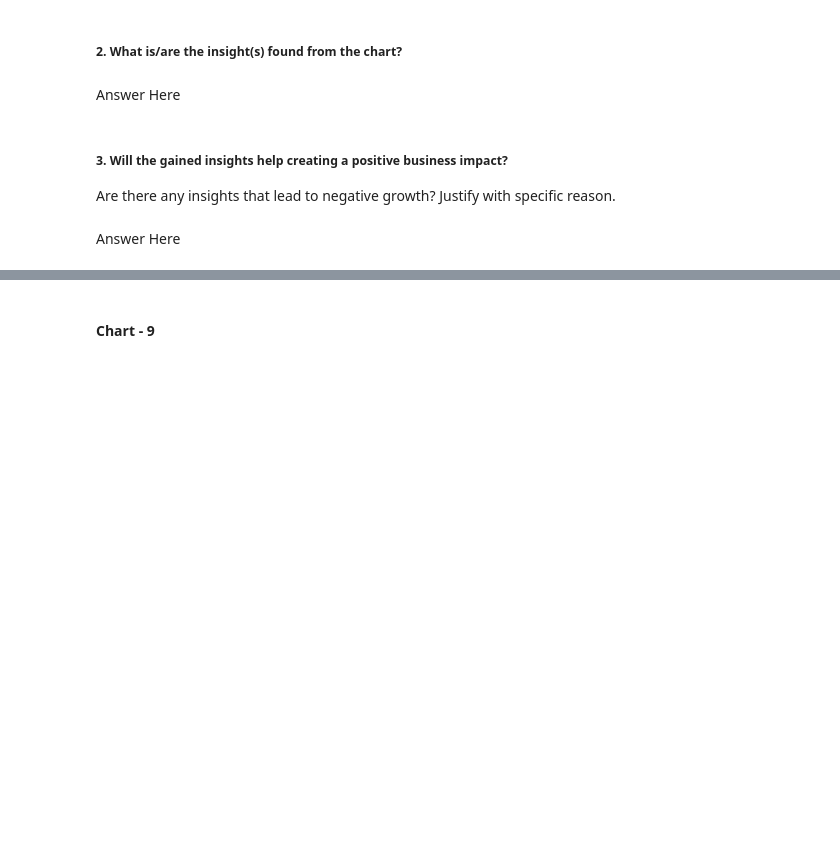
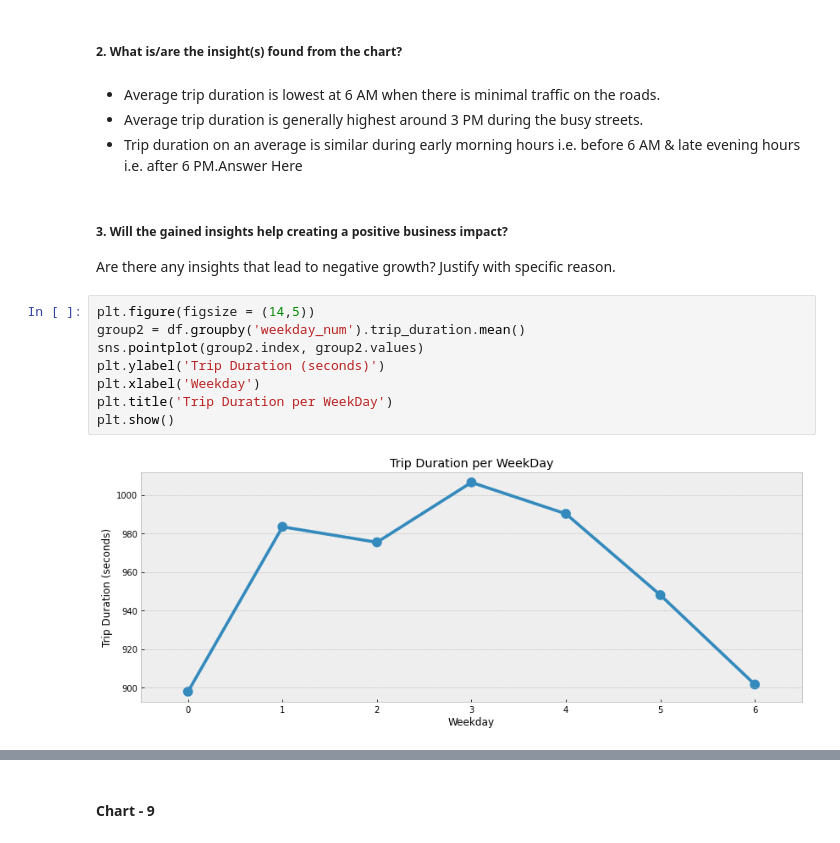
Before and after one commit to riyapatelrp/NYC-Taxi-Trip-Duration-Prediction, a Jupyter notebook: Team_Colab_NYC_taxi_trip_time_prediction.ipynb, the cells around one changed output, grey strips where cells are left out. Saved outputs shown, nothing was run; the diff lists cells and outputs as text; blank space fills up the shorter version.

```diff
--- a/Team_Colab_NYC_taxi_trip_time_prediction.ipynb
+++ b/Team_Colab_NYC_taxi_trip_time_prediction.ipynb
@@ -489,10 +1195,20 @@ Answer Here
 Answer Here.
 # %% [markdown]
 ##### 2. What is/are the insight(s) found from the chart?
-# %% [markdown]
-Answer Here
+# %% [markdown]
+*  Average trip duration is lowest at 6 AM when there is minimal traffic on the roads.
+*  Average trip duration is generally highest around 3 PM during the busy streets.
+*  Trip duration on an average is similar during early morning hours i.e. before 6 AM & late evening hours i.e. after 6 PM.Answer Here
 # %% [markdown]
 ##### 3. Will the gained insights help creating a positive business impact?
 Are there any insights that lead to negative growth? Justify with specific reason.
-# %% [markdown]
-Answer Here
+# %%
+plt.figure(figsize = (14,5))
+group2 = df.groupby('weekday_num').trip_duration.mean()
+sns.pointplot(group2.index, group2.values)
+plt.ylabel('Trip Duration (seconds)')
+plt.xlabel('Weekday')
+plt.title('Trip Duration per WeekDay')
+plt.show()
+# %% [output]
+[figure, added]
```
Also changed, not shown: parts of 195 cells of this notebook.
